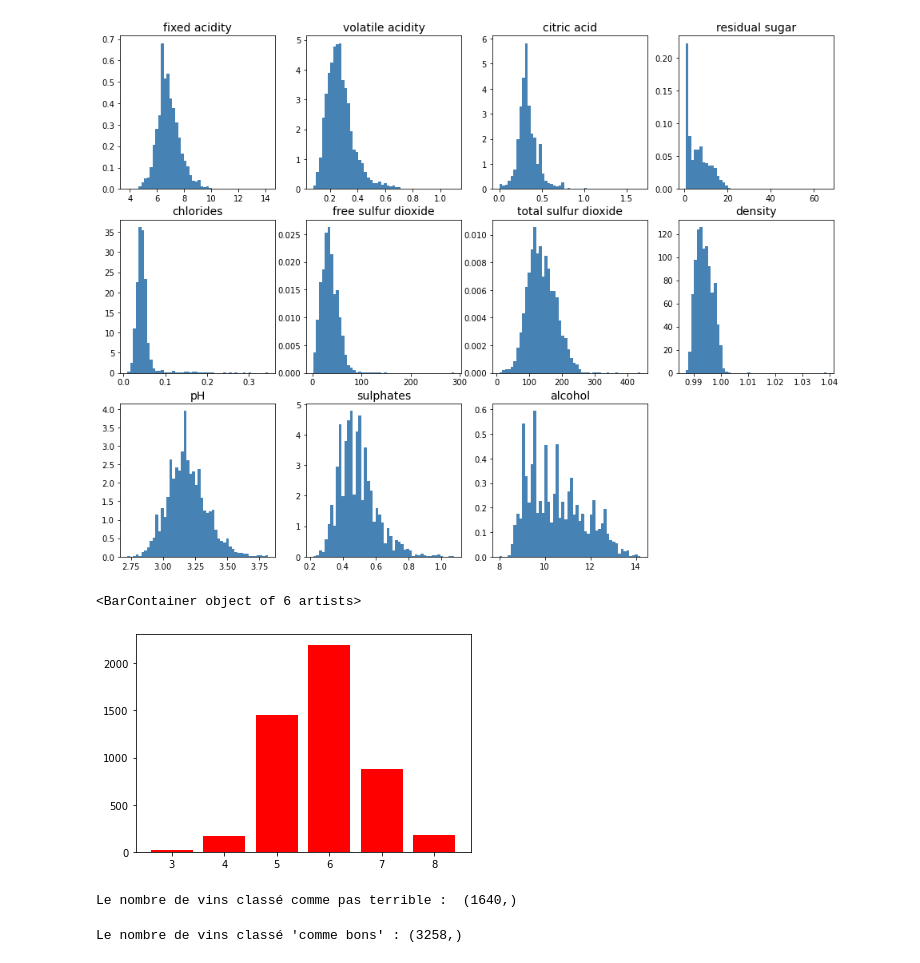
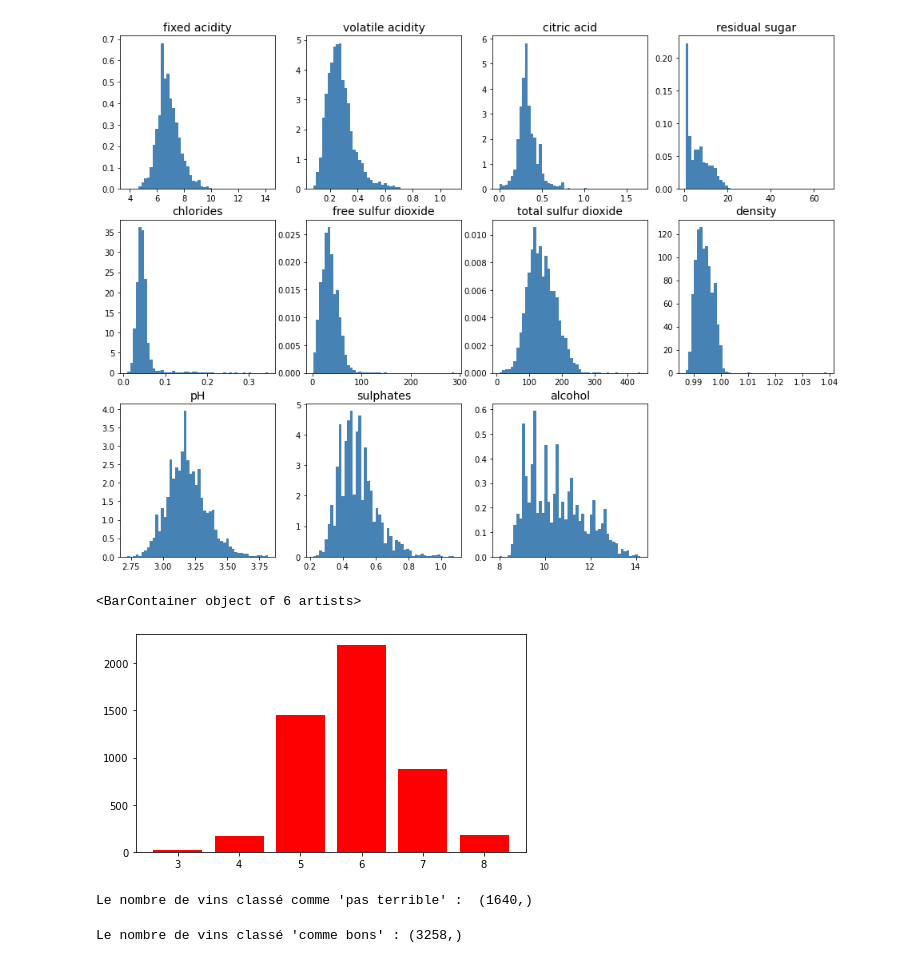
Before and after one commit to berrezougAbdelhak/Choose_the_k_for_KNN, a Jupyter notebook: Choose the k for KNN.ipynb, the cells around one changed output. Drawn from its saved outputs; the diff is of its cells as text; code cells hidden in the pictures.

```diff
--- a/Choose the k for KNN.ipynb
+++ b/Choose the k for KNN.ipynb
@@ -39,12 +44,13 @@ for feat_idx in range(X.shape[1]):
 [figure]
 # %%
 #Visualisation de nos étiquettes a l'aide des bar
+fig=plt.figure(figsize=(7,4))
 abcs=range(np.min(Y),np.max(Y))
 
 plt.bar(abcs,[(a==Y).sum() for a in abcs],color='red')
 # %% [output]
 <BarContainer object of 6 artists>
-[figure, old version]
+[figure, new version]
 # %%
 #Supposons que pour qualité<6 il s'agit d'un vin pas terrible et qualité>6 un bon vin
 
@@ -52,5 +58,5 @@ y_class=np.where(Y<6,0,1)
 # %%
-print("Le nombre de vins classé comme 'pas terrible' : ",y_class[y_class==0].shape)
+print("Le nombre de vins classé comme 'pas terrible' : ",Y_class[Y_class==0].shape)
 # %% [output]
-Le nombre de vins classé comme pas terrible :  (1640,)
+Le nombre de vins classé comme 'pas terrible' :  (1640,)
 # %%
```
Also changed, not shown: parts of 12 cells of this notebook.
